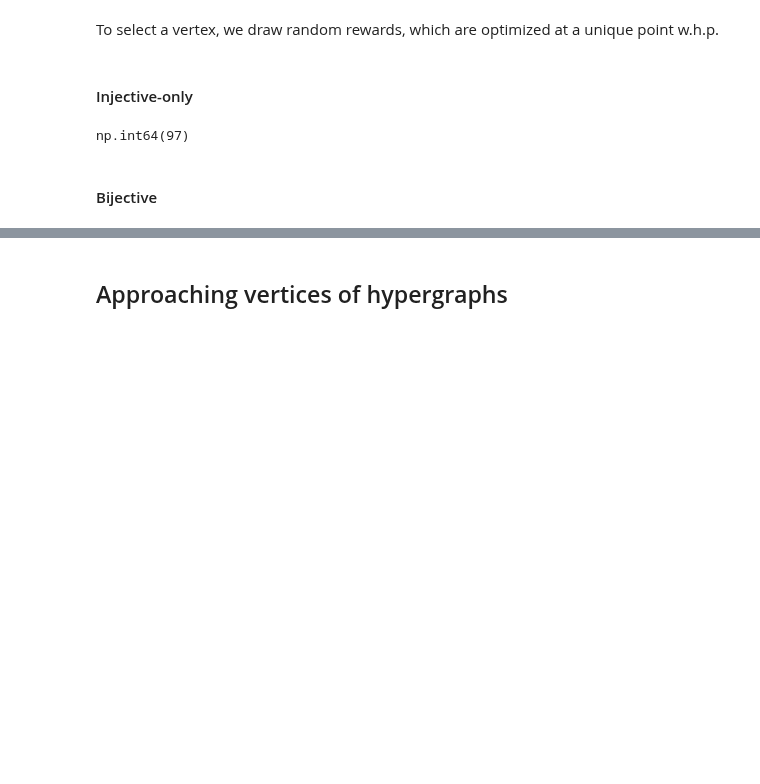
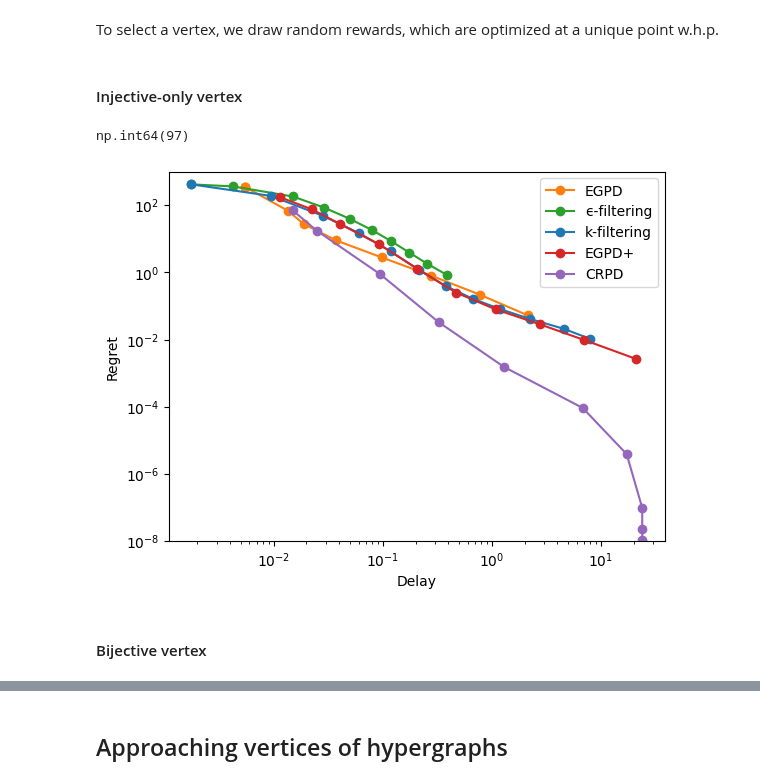
Before and after one commit to balouf/stochastic_matching, a Jupyter notebook: docs/companion/simulations.ipynb, the cells around one changed output, grey strips where cells are left out. Cells and saved outputs as stored; diff of their text form; code cells hidden in the pictures; blank space fills up the shorter version.

```diff
--- a/docs/companion/simulations.ipynb
+++ b/docs/companion/simulations.ipynb
@@ -139,7 +156,6 @@ The rewards are even more adversarial here: the largest reward corresponds the u
 # %% [markdown]
 As before, let's see the trade-offs.
 # %%
-specific['Taboo'] = taboo
 xps = xp_builder({'model': diamond, 'rewards': rewards, **common}, specific)
 with Pool() as p:
     res = evaluate(xps, pool=p, cache_name="diamond-bijective",
@@ -158,10 +174,9 @@ codomino.show_flow(flow=codomino.optimize_rates(rewards))
 # %% [output]
 [interactive output not drawn]
 # %%
-specific.pop('Taboo', None)
 xps = xp_builder({'model': codomino, 'rewards': rewards, **common}, specific)
 with Pool() as p:
     res = evaluate(xps, pool=p, cache_name="codomino-injective",
                    cache_overwrite=refresh)
-display_res(res)
+display_res(res, y_max=5 )
 # %% [output]
@@ -177,7 +192,6 @@ codomino.show_flow(flow=codomino.optimize_rates(rewards))
 # %% [output]
 [interactive output not drawn]
 # %%
-specific['Taboo'] = taboo
 xps = xp_builder({'model': codomino, 'rewards': rewards, **common}, specific)
 with Pool() as p:
     res = evaluate(xps, pool=p, cache_name="codomino-bijective",
@@ -197,24 +211,23 @@ er.m
 To select a vertex, we draw random rewards, which are optimized at a unique point w.h.p.
 # %%
 rewards = np.random.rand(er.m)
-# %%
-common['max_queue'] = 5000
 # %% [markdown]
-#### Injective-only
+#### Injective-only vertex
 # %%
 vertex = er.optimize_rates(rewards)
 np.sum(vertex>0)
 # %% [output]
 np.int64(97)
 # %%
-specific.pop('Taboo', None)
 xps = xp_builder({'model': er, 'rewards': rewards, **common}, specific)
 with Pool() as p:
     res = evaluate(xps, pool=p, cache_name="er-injective",
                    cache_overwrite=refresh)
-display_res(res)
+display_res(res, y_max=1000)
+# %% [output]
+[figure, added]
 # %% [markdown]
-#### Bijective
+#### Bijective vertex
 # %%
 np.random.seed(42)
 er.rates = er.rates + 5*np.random.rand(n)
```
Also changed, not shown: parts of 37 cells of this notebook, 10 other files.
